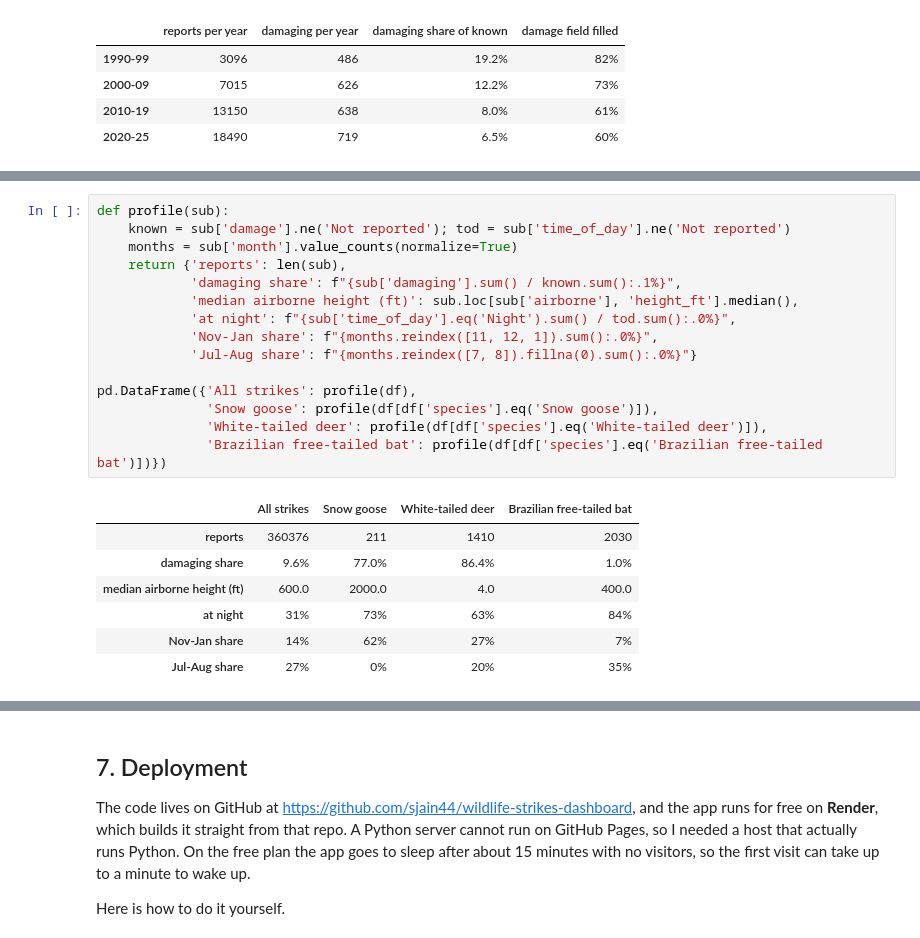
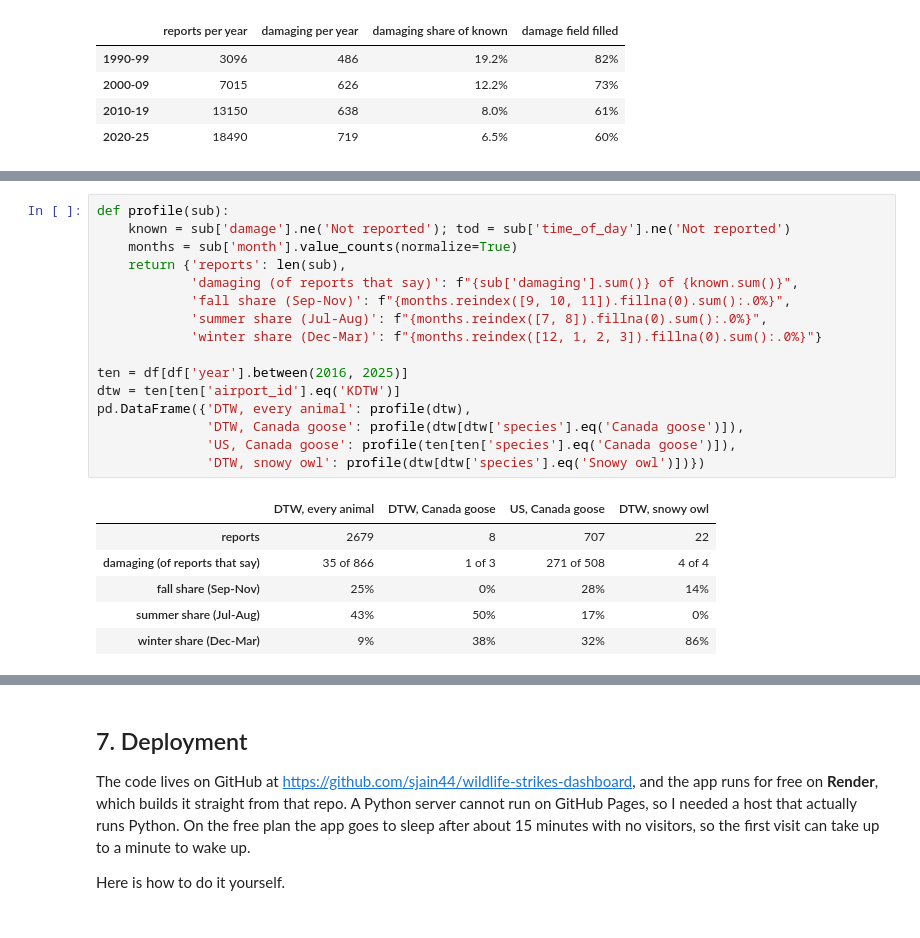
Before and after one commit to sjain44/wildlife-strikes-dashboard, a Jupyter notebook: wildlife_strikes_dashboard.ipynb, the cells around one changed output, grey strips where cells are left out. Saved outputs shown, nothing was run; the diff lists cells and outputs as text.

```diff
--- a/wildlife_strikes_dashboard.ipynb
+++ b/wildlife_strikes_dashboard.ipynb
@@ -482,23 +505,23 @@ pd.DataFrame(rows).T
 # %%
 def profile(sub):
     known = sub['damage'].ne('Not reported'); tod = sub['time_of_day'].ne('Not reported')
     months = sub['month'].value_counts(normalize=True)
     return {'reports': len(sub),
-            'damaging share': f"{sub['damaging'].sum() / known.sum():.1%}",
-            'median airborne height (ft)': sub.loc[sub['airborne'], 'height_ft'].median(),
-            'at night': f"{sub['time_of_day'].eq('Night').sum() / tod.sum():.0%}",
-            'Nov-Jan share': f"{months.reindex([11, 12, 1]).sum():.0%}",
-            'Jul-Aug share': f"{months.reindex([7, 8]).fillna(0).sum():.0%}"}
+            'damaging (of reports that say)': f"{sub['damaging'].sum()} of {known.sum()}",
+            'fall share (Sep-Nov)': f"{months.reindex([9, 10, 11]).fillna(0).sum():.0%}",
+            'summer share (Jul-Aug)': f"{months.reindex([7, 8]).fillna(0).sum():.0%}",
+            'winter share (Dec-Mar)': f"{months.reindex([12, 1, 2, 3]).fillna(0).sum():.0%}"}
 
-pd.DataFrame({'All strikes': profile(df),
-              'Snow goose': profile(df[df['species'].eq('Snow goose')]),
-              'White-tailed deer': profile(df[df['species'].eq('White-tailed deer')]),
-              'Brazilian free-tailed bat': profile(df[df['species'].eq('Brazilian free-tailed bat')])})
+ten = df[df['year'].between(2016, 2025)]
+dtw = ten[ten['airport_id'].eq('KDTW')]
+pd.DataFrame({'DTW, every animal': profile(dtw),
+              'DTW, Canada goose': profile(dtw[dtw['species'].eq('Canada goose')]),
+              'US, Canada goose': profile(ten[ten['species'].eq('Canada goose')]),
+              'DTW, snowy owl': profile(dtw[dtw['species'].eq('Snowy owl')])})
 # %% [output]
-|  | All strikes | Snow goose | White-tailed deer | Brazilian free-tailed bat |
-| reports | 360376 | 211 | 1410 | 2030 |
-| damaging share | 9.6% | 77.0% | 86.4% | 1.0% |
-| median airborne height (ft) | 600.0 | 2000.0 | 4.0 | 400.0 |
-| at night | 31% | 73% | 63% | 84% |
-| Nov-Jan share | 14% | 62% | 27% | 7% |
-| Jul-Aug share | 27% | 0% | 20% | 35% |
+|  | DTW, every animal | DTW, Canada goose | US, Canada goose | DTW, snowy owl |
+| reports | 2679 | 8 | 707 | 22 |
+| damaging (of reports that say) | 35 of 866 | 1 of 3 | 271 of 508 | 4 of 4 |
+| fall share (Sep-Nov) | 25% | 0% | 28% | 14% |
+| summer share (Jul-Aug) | 43% | 50% | 17% | 0% |
+| winter share (Dec-Mar) | 9% | 38% | 32% | 86% |
```
Also changed, not shown: parts of 17 cells of this notebook, 17 other files.
